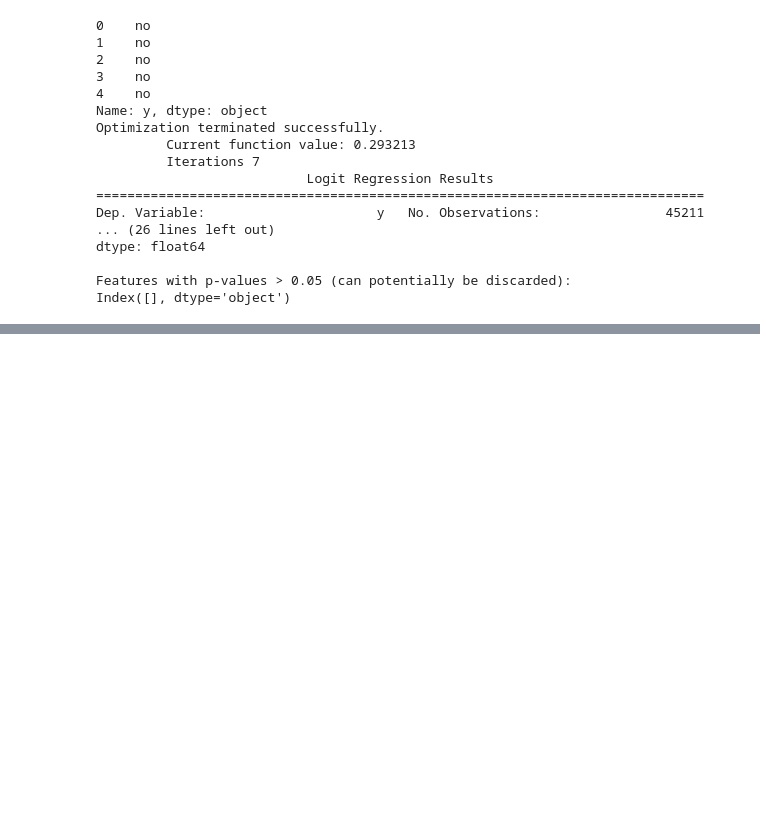
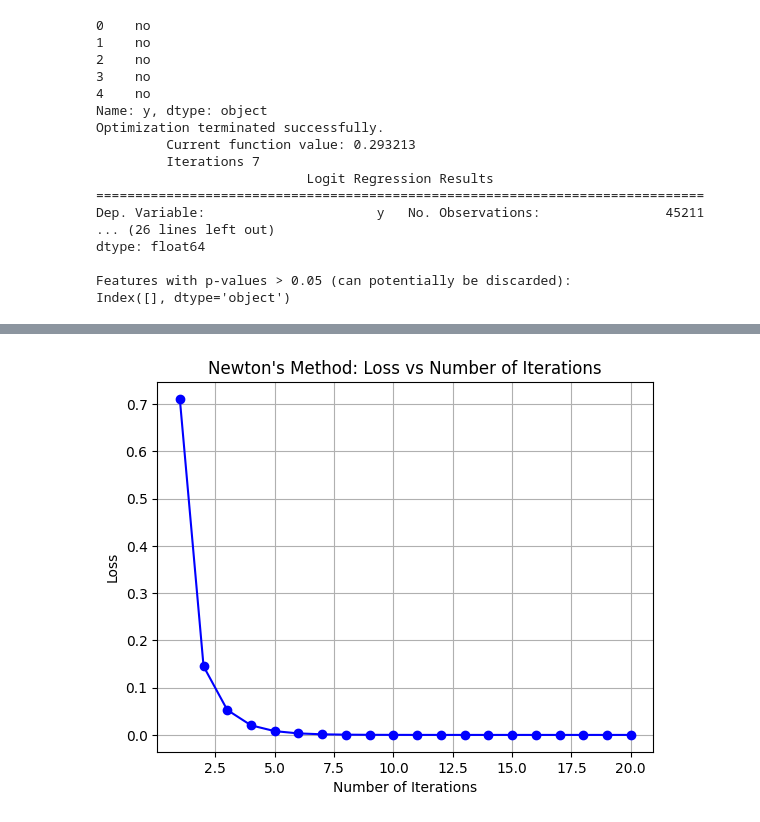
Before and after one commit to uvinduuu/EN3150-PatternRecognition, a Jupyter notebook: Assignment 2/Assognment02.ipynb, the cells around one changed output, grey strips where cells are left out. Cells and saved outputs as stored; diff of their text form; code cells hidden in the pictures; blank space fills up the shorter version.

```diff
--- a/Assignment 2/Assognment02.ipynb
+++ b/Assignment 2/Assognment02.ipynb
@@ -557,0 +739,59 @@ Index([], dtype='object')
+# %%
+import numpy as np
+import matplotlib.pyplot as plt
+from sklearn.datasets import make_blobs
+
+# Generate synthetic data
+np.random.seed(0)
+centers = [[-5, 0], [5, 1.5]]
+X, y = make_blobs(n_samples=2000, centers=centers, random_state=5)
+
+# Add a bias term to X (column of ones)
+X = np.c_[np.ones(X.shape[0]), X]
+
+# Initialize weights randomly
+np.random.seed(1)
+weights = np.random.normal(0, 0.01, X.shape[1])
+
+# Sigmoid function
+def sigmoid(z):
+    return 1 / (1 + np.exp(-z))
+
+# Number of iterations
+iterations = 20
+loss_history_newton = []
+m = X.shape[0]  # Number of samples
+
+# Newton's Method
+for i in range(iterations):
+    # Calculate predictions
+    predictions = sigmoid(np.dot(X, weights))
+
+    # Compute the error
+    error = predictions - y
+
+    # Compute the loss (Log-Likelihood)
+    loss = -np.mean(y * np.log(predictions + 1e-15) + (1 - y) * np.log(1 - predictions + 1e-15))
+    loss_history_newton.append(loss)
+
+    # Compute the gradient (first derivative)
+    gradient = np.dot(X.T, error)
+
+    # Compute the Hessian (second derivative)
+    diag = predictions * (1 - predictions)  # Derivative of sigmoid
+    hessian = np.dot(X.T, np.dot(np.diag(diag), X))
+
+    # Update weights using Newton’s method: W = W - H^(-1) * gradient
+    weights -= np.dot(np.linalg.inv(hessian), gradient)
+
+    # Print the loss at each iteration
+    print(f"Iteration {i + 1}, Loss: {loss:.4f}")
+
+# Plot the loss with respect to the number of iterations
+plt.plot(range(1, iterations + 1), loss_history_newton, marker='o', linestyle='-', color='b')
+plt.title("Newton's Method: Loss vs Number of Iterations")
+plt.xlabel("Number of Iterations")
+plt.ylabel("Loss")
+plt.grid(True)
+plt.show()
+# %% [output]
@@ -557,0 +818 @@ Index([], dtype='object')
+[figure, added]
```
Also changed, not shown: parts of 6 cells of this notebook, 4 other files.
